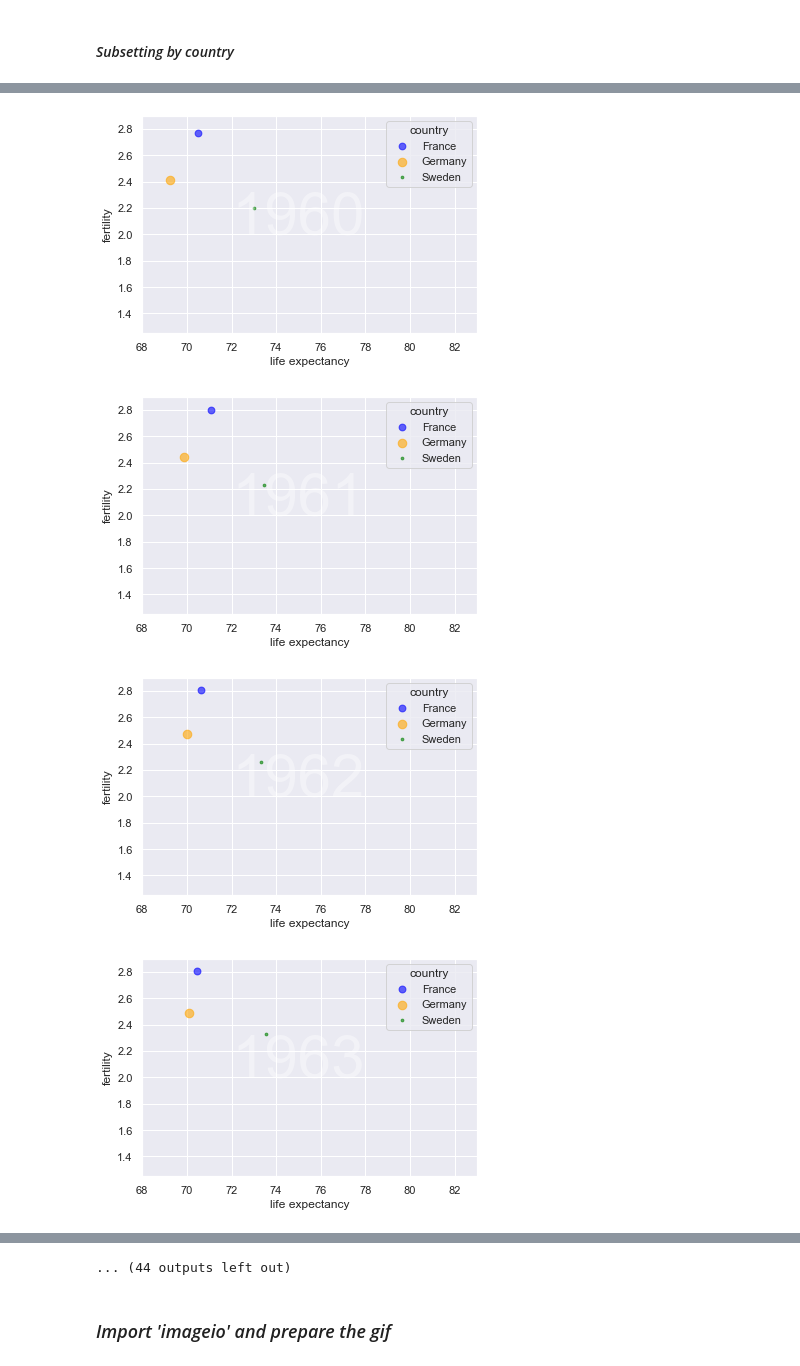
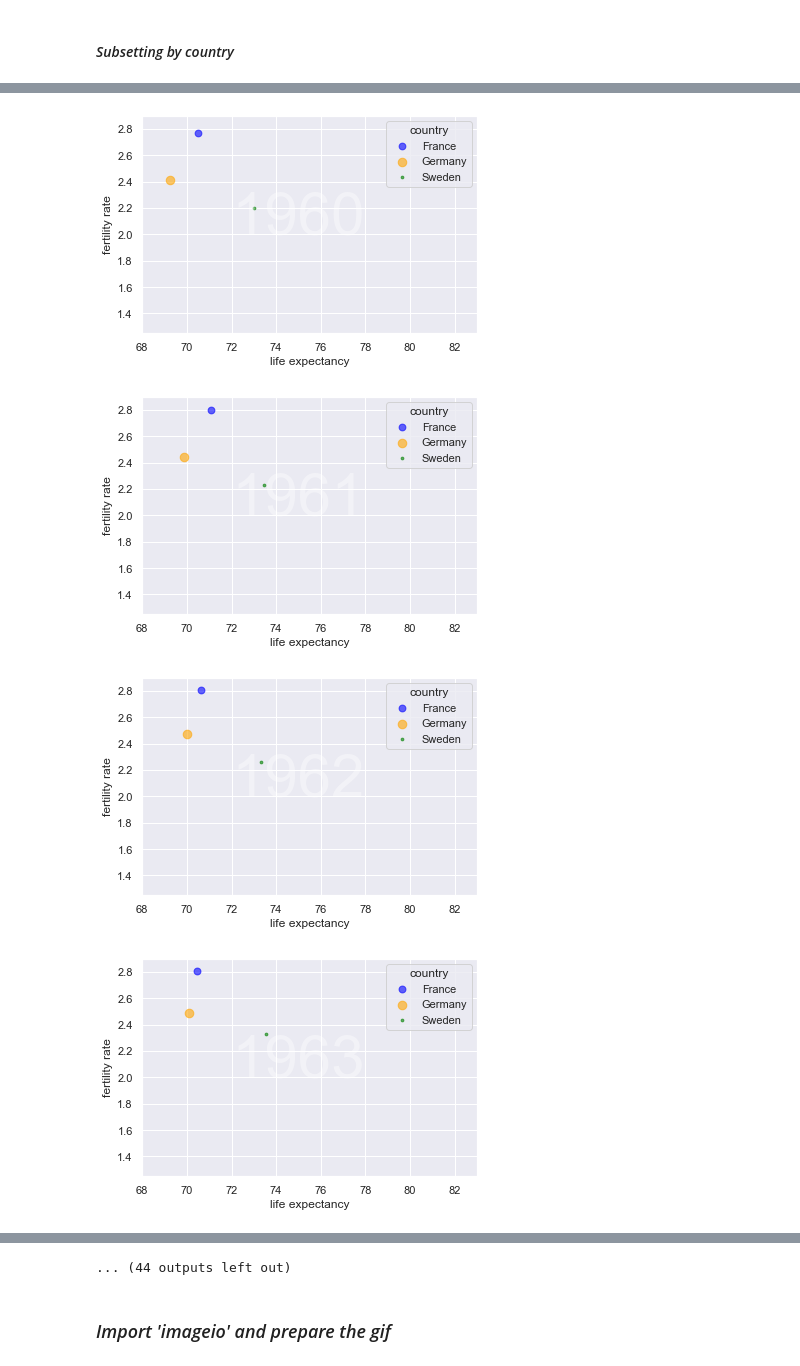
Before and after one commit to CarSomma/test_repo, a Jupyter notebook: Animated_scatterplot.ipynb, the cells around one changed output, grey strips where cells are left out. Saved outputs shown, nothing was run; the diff lists cells and outputs as text; code cells hidden in the pictures.

```diff
--- a/Animated_scatterplot.ipynb
+++ b/Animated_scatterplot.ipynb
@@ -119,8 +106,6 @@ fert_life.head()
 # %%
 fert.reset_index(inplace = True)
 life.reset_index(inplace = True)
-# %%
-fert.set_index('index',inplace=True)
 # %%
 life.index.rename('index',inplace=True)
 # %%
@@ -163,3 +147,5 @@ fert_life.head()
 | 4 | Algeria | 1800 | 6.99 | 28.82 |
 | 7 | Angola | 1800 | 6.93 | 26.98 |
 | 9 | Antigua and Barbuda | 1800 | 5.00 | 33.54 |
+# %%
+fert_life.rename(columns={'fertility':'fertility rate'},inplace=True)
@@ -233,6 +221,8 @@ fert_pop.head()
 | 4 | Algeria | 1800 | 6.99 | 2.503218 |
 | 7 | Angola | 1800 | 6.93 | 1.567028 |
 | 9 | Antigua and Barbuda | 1800 | 5.00 | 0.037000 |
+# %%
+fert_pop.rename(columns={'fertility':'fertility rate'},inplace=True)
 # %% [markdown]
 #### *Subsetting the 'merged' tables for drawing plots*
 # %%
@@ -296,7 +286,7 @@ f_p_GFS_1960_on = fert_pop_GFS.loc[fert_pop_GFS.year >= 1960]
 # %% [markdown]
 ### *merging the tables*
 # %%
-fert_life_pop_GFS_1960_on = f_l_GFS_1960_on.merge(f_p_GFS_1960_on, on=['country','year','fertility'])
+fert_life_pop_GFS_1960_on = f_l_GFS_1960_on.merge(f_p_GFS_1960_on, on=['country','year','fertility rate'])
 # %%
 fert_life_pop_GFS_1960_on.head()
 # %% [output]
@@ -334,50 +324,50 @@ import numpy as np
 # Importing the life expectancy, fertility
 # and population for each group as numpy array .
 x_F = np.array(g_France['life expectancy'])
-y_F = np.array(g_France['fertility'])
+y_F = np.array(g_France['fertility rate'])
 s_F = np.array(g_France['population (M)'])
 
 x_G = np.array(g_Germany['life expectancy'])
-y_G = np.array(g_Germany['fertility'])
+y_G = np.array(g_Germany['fertility rate'])
 s_G = np.array(g_Germany['population (M)'])
 
 x_S = np.array(g_Sweden['life expectancy'])
-y_S = np.array(g_Sweden['fertility'])
+y_S = np.array(g_Sweden['fertility rate'])
 s_S = np.array(g_Sweden['population (M)'])
 
 # Creating a list of string from the numpy array year
 year = np.array(g_Germany['year'])
 year_list = []
 for num in year:
     string = str(num)
     year_list.append(string)
 
 # Creating the frames
 for i in np.arange(0,len(x_G)):
 
     fig, ax = plt.subplots()
 
     ax.scatter(x_F[i],y_F[i],color='blue',alpha = 0.6,\
-               label = 'France',s = s_F[i])
+               label = 'France',s = s_F[i]*1)
 
     ax.scatter(x_G[i],y_G[i],color='orange',alpha = 0.6,\
-               label = 'Germany',s = s_G[i])
+               label = 'Germany',s = s_G[i]*1)
 
     ax.scatter(x_S[i],y_S[i],color='green',alpha = 0.6,\
-               label = 'Sweden',s = s_S[i])
+               label = 'Sweden',s = s_S[i]*1)
 
     plt.xlabel('life expectancy')
-    plt.ylabel('fertility')
+    plt.ylabel('fertility rate')
     ax.legend(title = 'country')
     plt.xlim((68, 83))
     plt.ylim((1.25,2.9))
     text = ax.text(72,2,year_list[i],color = 'white',fontsize=60)
     text.set_alpha(.4)
     plt.savefig('./figures/life_vs_fer_'+ year_list[i]+'.png',dpi=150)
 
 #ax.scatter(x_G,y_G)
 # %% [output]
-[figure, old version]
+[figure, new version]
-[figure, old version]
+[figure, new version]
-[figure, old version]
+[figure, new version]
-[figure, old version]
+[figure, new version]
```
Also changed, not shown: parts of 13 cells of this notebook.
